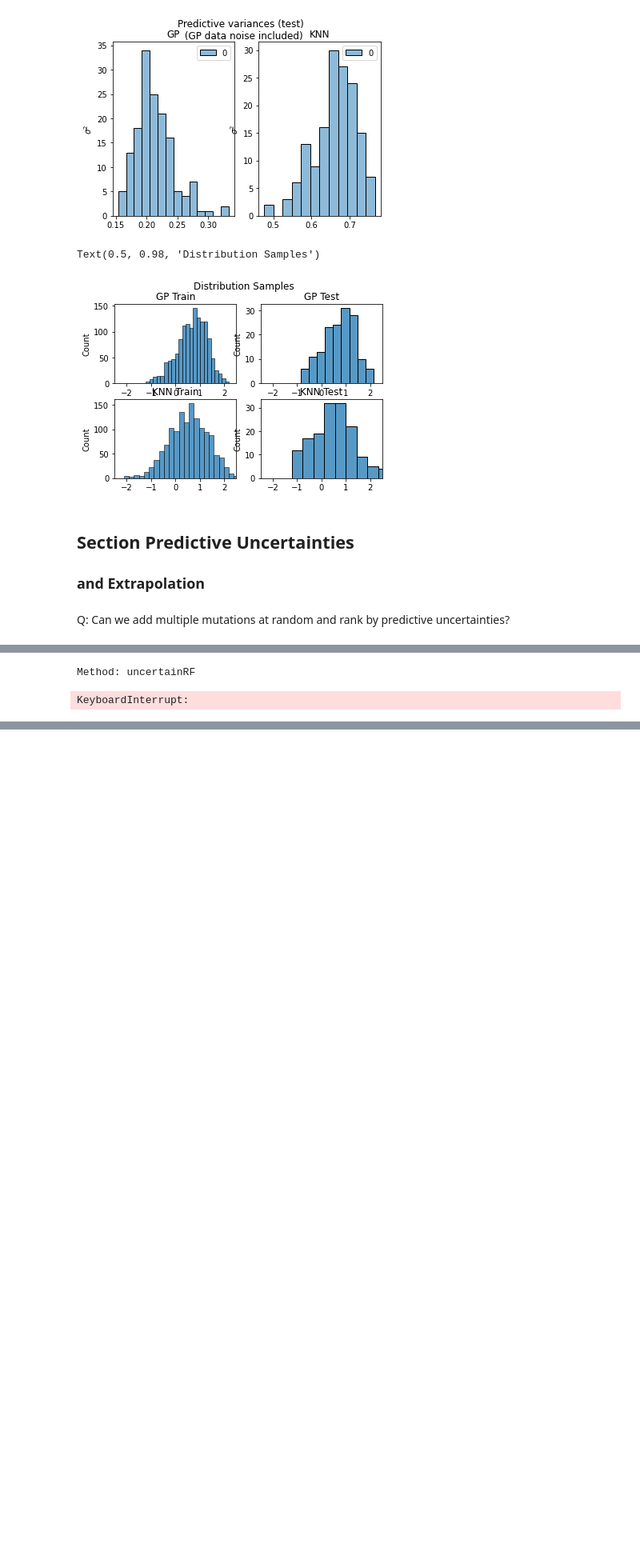
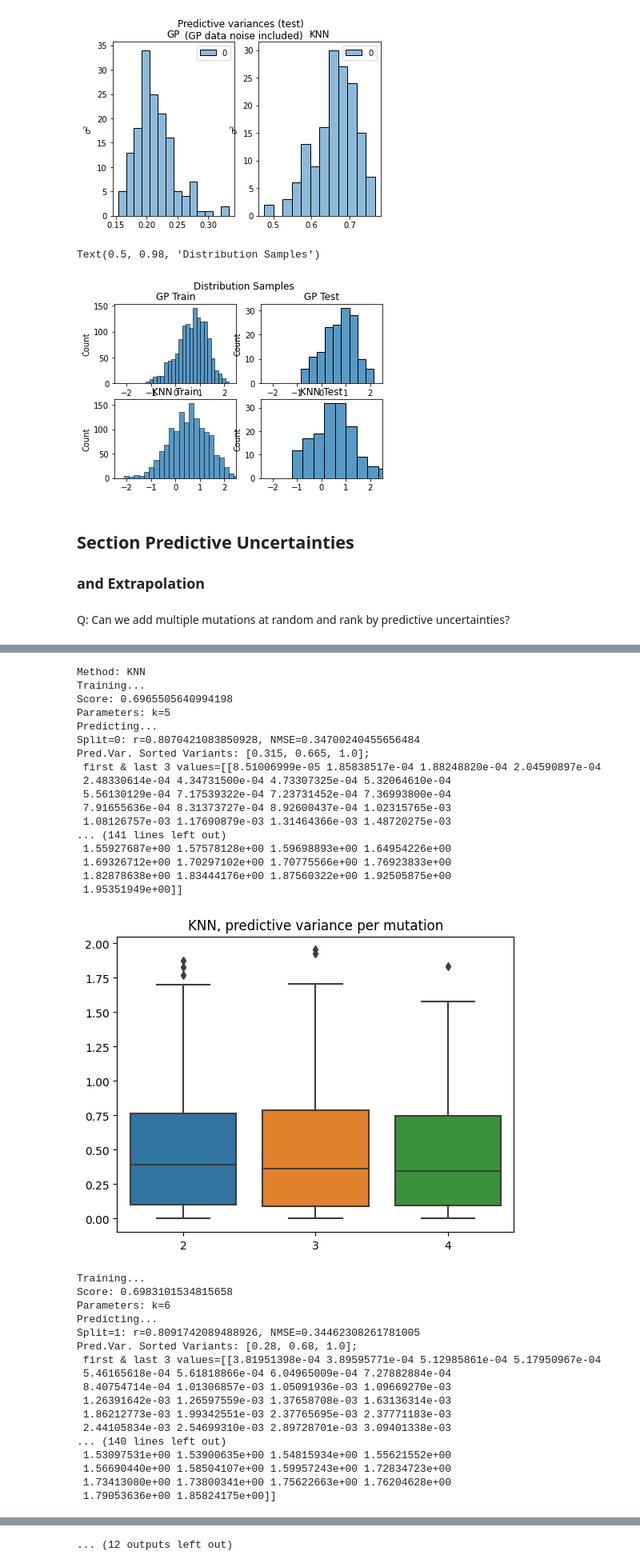
Before and after one commit to MachineLearningLifeScience/protein_regression, a Jupyter notebook: notebooks/figures_review.ipynb, the cells around one changed output, grey strips where cells are left out. Shown at 80% size. Cells and saved outputs as stored; diff of their text form; code cells hidden in the pictures; blank space fills up the shorter version.

```diff
--- a/notebooks/figures_review.ipynb
+++ b/notebooks/figures_review.ipynb
@@ -181,6 +187,7 @@ from algorithm_factories import ALGORITHM_REGISTRY
 from algorithm_factories import KNNFactory, UncertainRFFactory, GPMaternFactory, GPLinearFactory
 import seaborn as sns
 import pandas as pd
+import random
 
 X_seq, _ = load_one_hot(dataset) # obtain original sequence
 
@@ -199,4 +206,4 @@ for m_count in [2, 3, 4]:
         # one-hot encode mutated X
         X_mutated[m_count].append(_X)
     # one-hot encode and normalize by seq length
-    X_mutated[m_count] = numpy_one_hot_2dmat(np.vstack(X_mutated[m_count]), max=len(get_alphabet(dataset))) / X_seq.shape[1]
+    X_mutated[m_count] = numpy_one_hot_2dmat(np.vstack(X_mutated[m_count]), max=len(get_alphabet(dataset)))
@@ -203,10 +239,44 @@ for m_count in [2, 3, 4]:
+# %%
+# Overwrite one_hot X_mutated with ESM embeddings
+X_mutated = {}
+for m_count in [2, 3, 4]:
+    # Twin lists of sequences and labels
+    sequence_strs = sequences_dict[m_count]
+    sequence_labels = "nan" * N_mutants
+    esm_dataset = FastaBatchedDataset(sequence_labels=sequence_labels, sequence_strs=sequence_strs)
+    batches = esm_dataset.get_batch_indices(toks_per_batch, extra_toks_per_seq=1)
+    data_loader = torch.utils.data.DataLoader(
+        esm_dataset, collate_fn=alphabet.get_batch_converter(truncation_seq_length), batch_sampler=batches
+    )
+    repr_layers = [(i + model.num_layers + 1) % (model.num_layers + 1) for i in [-1]]
+
+    # Suboptimal: append new embeddings
+    X_esm = torch.zeros((0, 1280))
+    with torch.no_grad():
+        for batch_idx, (_, strs, toks) in enumerate(data_loader):
+            if torch.cuda.is_available():
+                toks = toks.to(device="cuda", non_blocking=True)
+            out = model(toks, repr_layers=repr_layers, return_contacts=False)
+            representations = {
+                layer: t.to(device="cpu") for layer, t in out["representations"].items()
+            }
+            for i in range(len(strs)):
+                esm_mean = {
+                        layer: t[i, 1 : len(strs[i]) + 1].mean(0).clone()
+                        for layer, t in representations.items()
+                    }[repr_layers[0]]  # repr_layers[0] = 33 for ESM-1b
+                # Append mean-pooled embedding
+                X_esm = torch.cat((X_esm, esm_mean.unsqueeze(0)))
+    X_esm = X_esm.cpu().numpy()
+    X_mutated[m_count] = X_esm
 # %%
 # Training data
-X, Y = load_dataset(dataset, representation="one_hot")
+X, Y = load_dataset(dataset, representation="esm")
 # Randomsplitting
 train_indices, _, test_indices = RandomSplitter(dataset).split(X)
 
-for method_factory in [UncertainRFFactory, KNNFactory, GPMaternFactory, GPLinearFactory, ]:
+# for method_factory in [UncertainRFFactory, KNNFactory, GPMaternFactory, GPLinearFactory, ]:
+for method_factory in [KNNFactory, GPMaternFactory, GPLinearFactory]:
     method = method_factory("one_hot", alphabet=get_alphabet(dataset))
     print(f"Method: {method.get_name()}")
     for split in range(N_splits):
@@ -236,32 +306,65 @@ for method_factory in [UncertainRFFactory, KNNFactory, GPMaternFactory, GPLinear
         baseline = np.mean(np.square(Y_test - np.repeat(mean_y, len(Y_test)).reshape(-1,1)))
         err2 = np.square(Y_test - mu)
         mse = np.mean(err2)/baseline
         r = spearmanr(Y_test, mu)[0]  # we do not care about the p-value
         n = X_train.shape[0]
         print(f"Split={split}: r={r}, NMSE={mse}")
 
         # Test ranking multivariates
         mv_predictions = {}
         fractions = []
         for m_count in X_mutated.keys():
             _, _unc = method.predict(X_mutated[m_count])
             unc = _unc*std_y
             mv_predictions[m_count] = unc
         all_mv_predictive_variances = np.concatenate([val for val in mv_predictions.values()]).flatten()
         sort_idx = np.argsort(all_mv_predictive_variances)
         fractions = []
         for i, m_count in enumerate(X_mutated.keys()):
             # Test: how many pred.var fall into the respective mutation count interval
             # The higher the mutation count the higher the expected pred. var.
             frac = sum(sort_idx[N_mutants*i:N_mutants*(i+1)] < N_mutants*(i+1)) / N_mutants
             fractions.append(frac)
 
         print(f"Pred.Var. Sorted Variants: {fractions}; \n first & last 3 values=[{np.sort(np.unique(all_mv_predictive_variances))}]")
 
         # visualize via boxplot per mutation
         sns.boxplot(data=pd.DataFrame({k: np.concatenate(v).flatten() for k, v in mv_predictions.items()}))
         plt.title(f"{method.get_name()}, predictive variance per mutation")
         plt.show()
 # %% [output]
-Method: uncertainRF
+Method: KNN
+Training...
+Score: 0.6965505640994198
+Parameters: k=5
+Predicting...
+Split=0: r=0.8070421083850928, NMSE=0.34700240455656484
+Pred.Var. Sorted Variants: [0.315, 0.665, 1.0];
+ first & last 3 values=[[8.51006999e-05 1.85838517e-04 1.88248820e-04 2.04590897e-04
+ 2.48330614e-04 4.34731500e-04 4.73307325e-04 5.32064610e-04
+ 5.56130129e-04 7.17539322e-04 7.23731452e-04 7.36993800e-04
+ 7.91655636e-04 8.31373727e-04 8.92600437e-04 1.02315765e-03
+ 1.08126757e-03 1.17690879e-03 1.31464366e-03 1.48720275e-03
+... (141 lines left out)
+ 1.55927687e+00 1.57578128e+00 1.59698893e+00 1.64954226e+00
+ 1.69326712e+00 1.70297102e+00 1.70775566e+00 1.76923833e+00
+ 1.82878638e+00 1.83444176e+00 1.87560322e+00 1.92505875e+00
+ 1.95351949e+00]]
+[figure, added]
-KeyboardInterrupt:
+Training...
+Score: 0.6983101534815658
+Parameters: k=6
+Predicting...
+Split=1: r=0.8091742089488926, NMSE=0.34462308261781005
+Pred.Var. Sorted Variants: [0.28, 0.68, 1.0];
+ first & last 3 values=[[3.81951398e-04 3.89595771e-04 5.12985861e-04 5.17950967e-04
+ 5.46165618e-04 5.61818866e-04 6.04965009e-04 7.27882884e-04
+ 8.40754714e-04 1.01306857e-03 1.05091936e-03 1.09669270e-03
+ 1.26391642e-03 1.26597559e-03 1.37658708e-03 1.63136314e-03
+ 1.86212773e-03 1.99342551e-03 2.37765695e-03 2.37771183e-03
+ 2.44105834e-03 2.54699310e-03 2.89728701e-03 3.09401338e-03
+... (140 lines left out)
+ 1.53097531e+00 1.53900635e+00 1.54815934e+00 1.55621552e+00
+ 1.56690440e+00 1.58504107e+00 1.59957243e+00 1.72834723e+00
+ 1.73413080e+00 1.73800341e+00 1.75622663e+00 1.76204628e+00
+ 1.79053636e+00 1.85824175e+00]]
@@ -267,0 +432 @@ KeyboardInterrupt:
+... (12 outputs left out)
```
Also changed, not shown: parts of 6 cells of this notebook, 3 other files.
